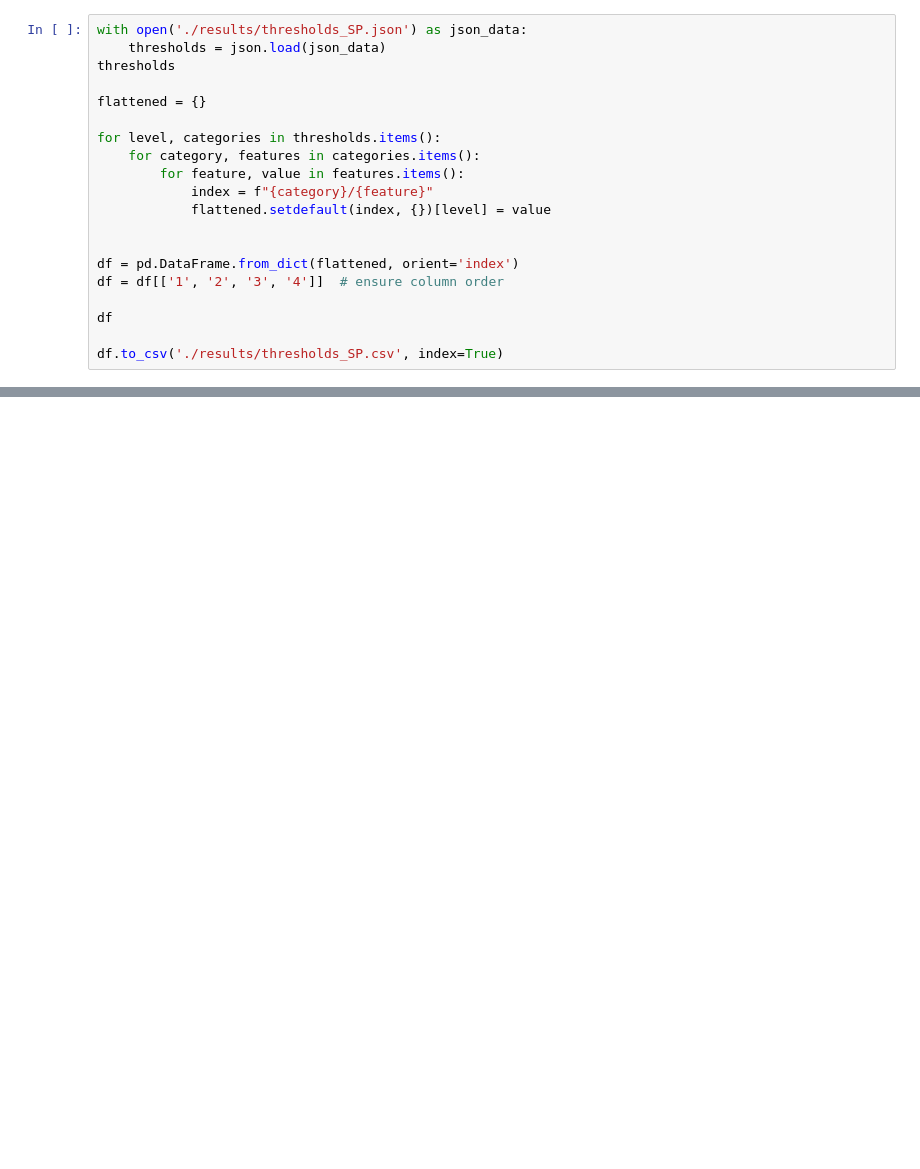
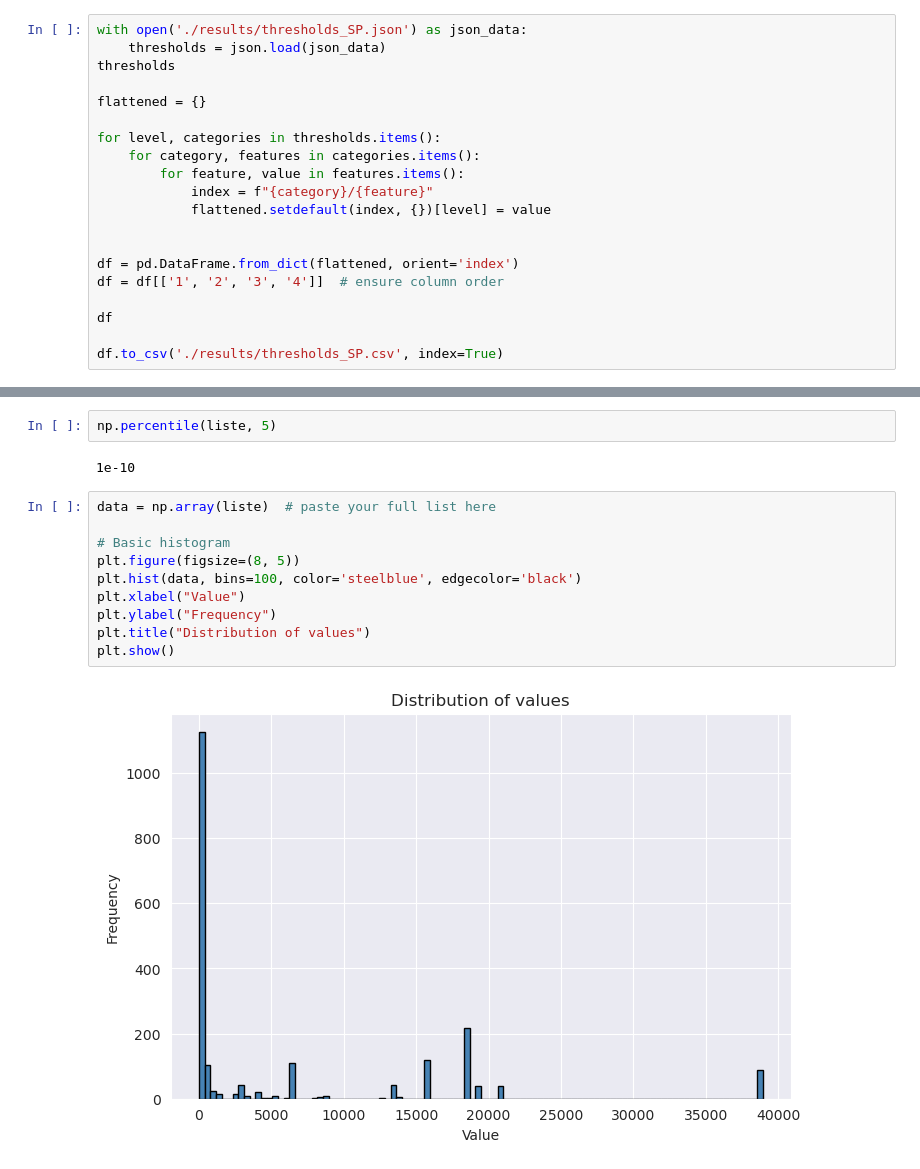
Before and after one commit to wafaAissaa/thresholds, a Jupyter notebook: plot_thresholds.ipynb, the cells around one changed output, grey strips where cells are left out. Cells and saved outputs as stored; diff of their text form; blank space fills up the shorter version.

```diff
--- a/plot_thresholds.ipynb
+++ b/plot_thresholds.ipynb
@@ -177,0 +222,16 @@ df.to_csv('./results/thresholds_SP.csv', index=True)
+# %%
+np.percentile(liste, 5)
+# %% [output]
+1e-10
+# %%
+data = np.array(liste)  # paste your full list here
+
+# Basic histogram
+plt.figure(figsize=(8, 5))
+plt.hist(data, bins=100, color='steelblue', edgecolor='black')
+plt.xlabel("Value")
+plt.ylabel("Frequency")
+plt.title("Distribution of values")
+plt.show()
+# %% [output]
+[figure, added]
```
Also changed, not shown: parts of 7 cells of this notebook, 48 other files.
